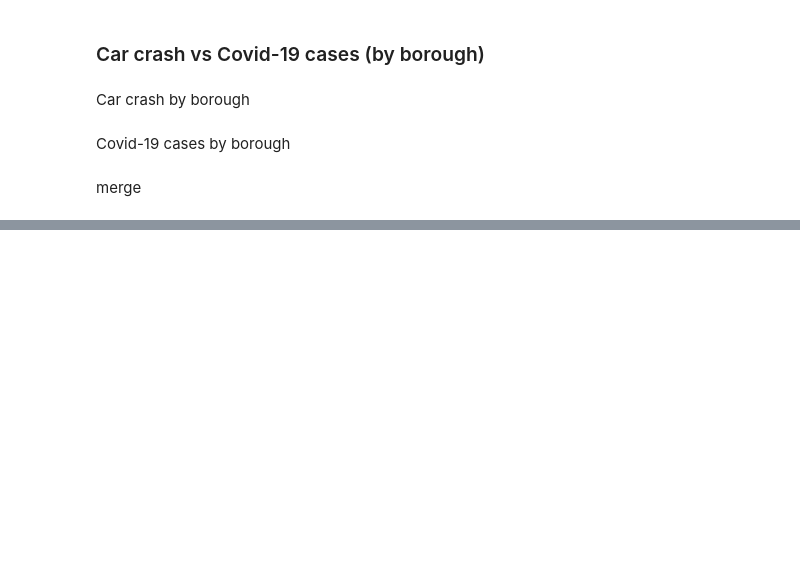
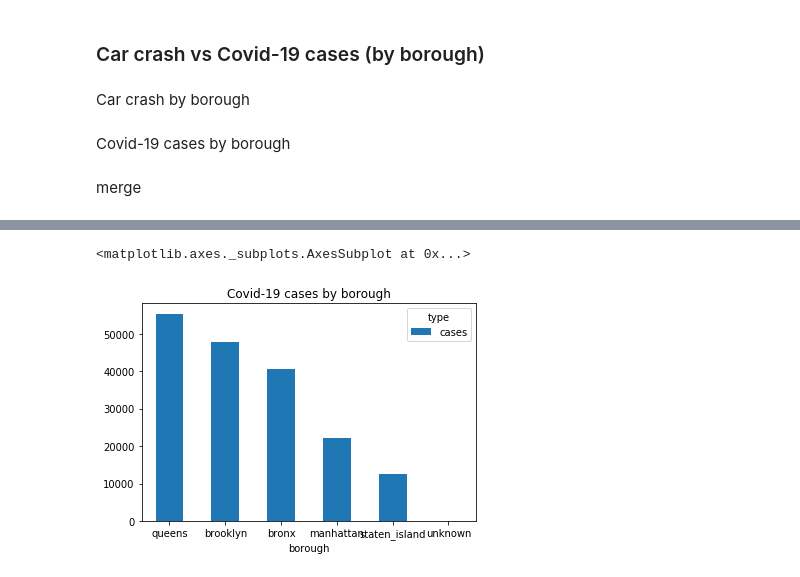
Before and after one commit to ArcZz/Nyc_Cov19_project, a Jupyter notebook: traffic_collison.ipynb, the cells around one changed output, grey strips where cells are left out. Cells and saved outputs as stored; diff of their text form; code cells hidden in the pictures; blank space fills up the shorter version.

```diff
--- a/traffic_collison.ipynb
+++ b/traffic_collison.ipynb
@@ -154,0 +187,7 @@ res.plot.bar(rot=0,title="Car crash vs Covid-19 cases (by borough)")
+# %%
+cov.set_index(["borough"], inplace = True)
+cov = cov.sort_values(by='cases',ascending=False)
+cov.plot.bar(rot=0,title="Covid-19 cases by borough")
+# %% [output]
+<matplotlib.axes._subplots.AxesSubplot at 0x...>
+[figure, added]
```
Also changed, not shown: parts of 19 cells of this notebook, 7 other files.
